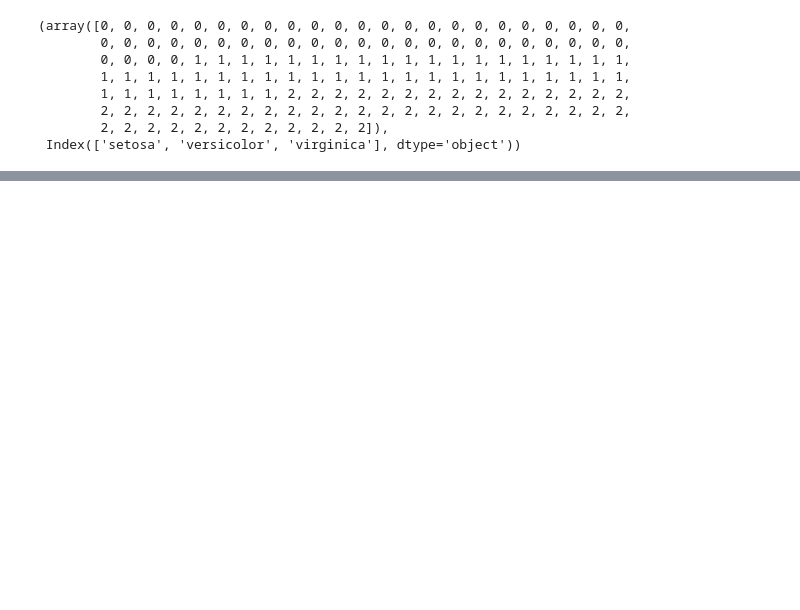
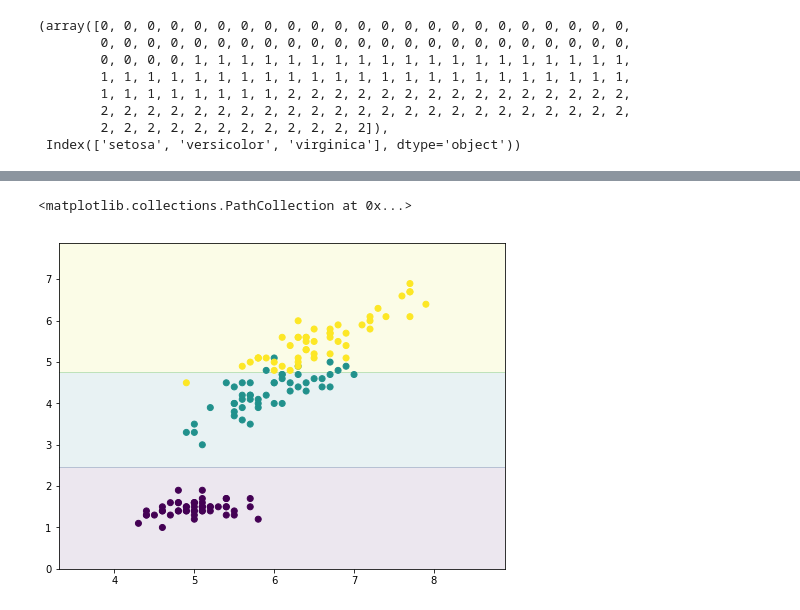
Before and after one commit to ahastudio/CodingLife, a Jupyter notebook: 20170617/scipy/ml.ipynb, the cells around one changed output, grey strips where cells are left out. Cells and saved outputs as stored; diff of their text form; code cells hidden in the pictures; blank space fills up the shorter version.

```diff
--- a/20170617/scipy/ml.ipynb
+++ b/20170617/scipy/ml.ipynb
@@ -44,12 +72,26 @@ plt.scatter(df['Sepal.Length'], df['Petal.Length'], c=df.labels)
 # %%
 # Decision Tree
 
 from sklearn.tree import DecisionTreeClassifier
 
-x = df[['Sepal.Length', 'Petal.Length']].as_matrix()
+features = ['Sepal.Length', 'Petal.Length']
+
+x = df[features].as_matrix()
 y = df.labels
 
-tree = DecisionTreeClassifier(criterion='entropy', max_depth=2, random_state=0)
+tree = DecisionTreeClassifier(criterion='entropy', max_depth=2)
 tree.fit(x, y)
 
-z = tree.predict(x)
+# predict
+
+xv, yv = np.meshgrid(np.arange(x[:, 0].min() - 1, x[:, 0].max() + 1, 0.01),
+                     np.arange(x[:, 1].min() - 1, x[:, 1].max() + 1, 0.01))
+z = tree.predict(np.stack((xv.ravel(), yv.ravel()), axis=-1))
+
+# plot
+
+plt.contourf(xv, yv, z.reshape(xv.shape), alpha=0.1)
+plt.scatter(x[:, 0], x[:, 1], c=y)
+# %% [output]
+<matplotlib.collections.PathCollection at 0x...>
+[figure, added]
```
Also changed, not shown: parts of 14 cells of this notebook.
